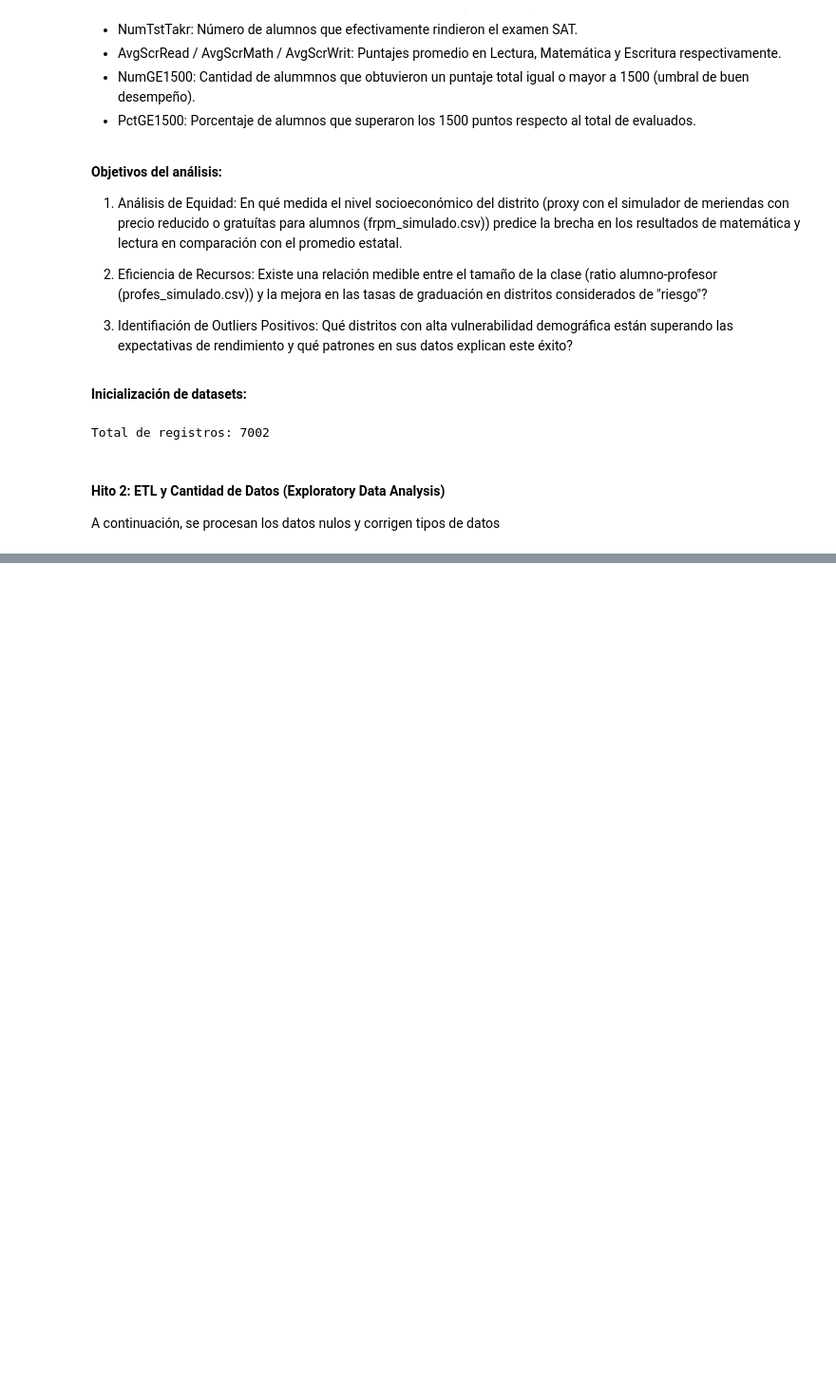
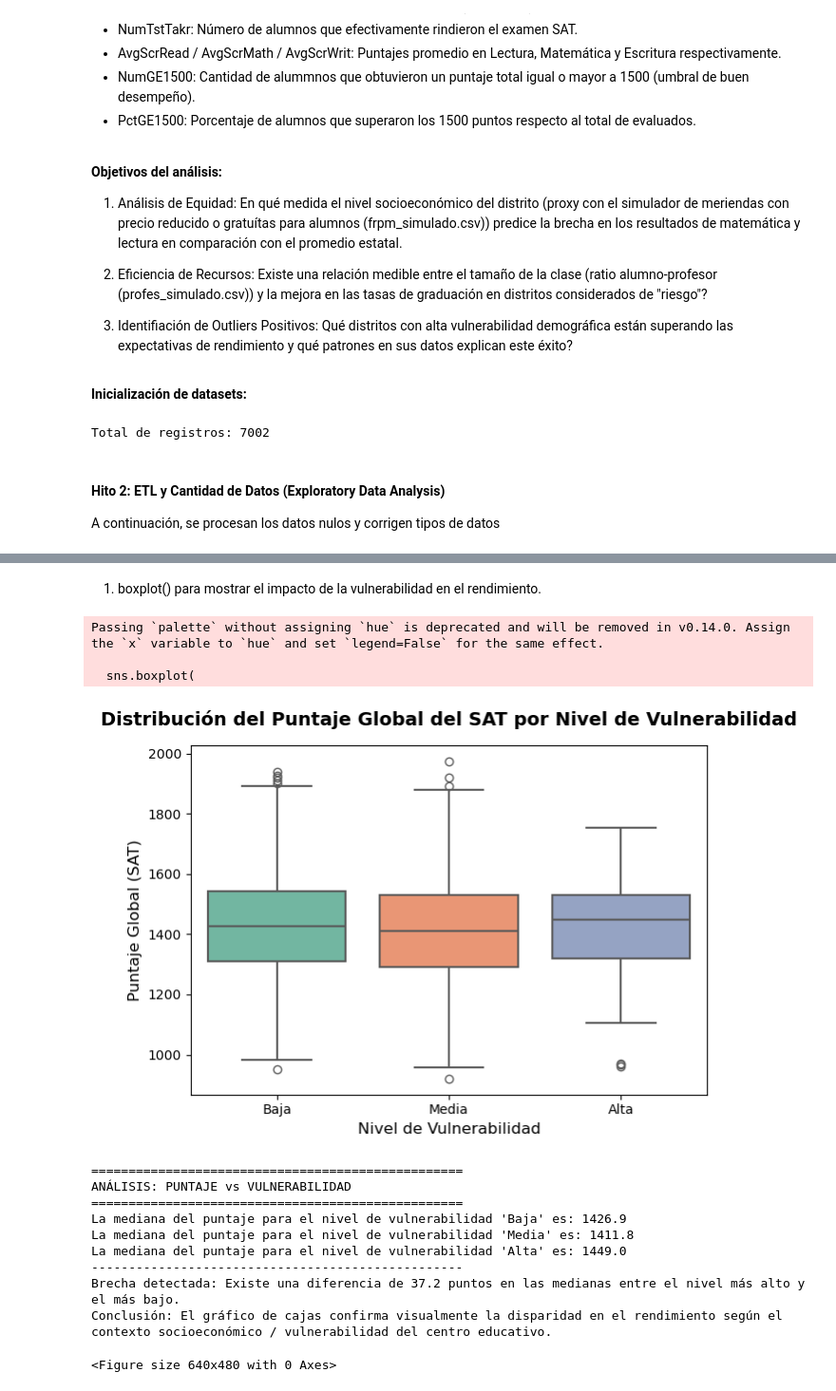
Before and after one commit to lucaGomezB/TPI-Analisis_de_Datos, a Jupyter notebook: TPI_Luca_Gomez_COM1.ipynb, the cells around one changed output, grey strips where cells are left out. Shown at 95% size. Saved outputs shown, nothing was run; the diff lists cells and outputs as text; code cells hidden in the pictures; blank space fills up the shorter version.

```diff
--- a/TPI_Luca_Gomez_COM1.ipynb
+++ b/TPI_Luca_Gomez_COM1.ipynb
@@ -119,13 +119,15 @@ try:
     # ---------------------------------------------------------
     print("Generando nuevas variables (Feature Engineering para Tasa de Participacion, Puntaje global, Clasificación de Rendimiento)...")
 
-    # Variable de Tasa de Participación (Qué porcentaje de la matrícula rindió el examen)
-    df_clean['Tasa_Participacion'] = np.where( # Uso de np.where para evitar divisiones por cero si enroll12 es 0
-        df_clean['enroll12'] > 0,
-        (df_clean['NumTstTakr'] / df_clean['enroll12']) * 100,
-        0
+
+
+    df_clean['Tasa_Participacion'] = np.where( # Variable de Tasa de Participación (Qué porcentaje de la matrícula rindió el examen)
+        df_clean['enroll12'] > 0, (df_clean['NumTstTakr'] / df_clean['enroll12']) * 100, 0 # En lugar de solo calcular, se corrigen las anomalías de la simulación
     )
 
+    # CORRECCIÓN PARA MANTENER EL VOLUMEN:
+    # Si la participación supera el 100%, se limitam a 100% para que el dato sea coherente.
+    df_clean['Tasa_Participacion'] = df_clean['Tasa_Participacion'].clip(upper=100)
     # Variable de Puntaje Global SAT (Suma de las tres áreas)
     df_clean['Puntaje_Global'] = df_clean['AvgScrRead'] + df_clean['AvgScrMath'] + df_clean['AvgScrWrit']
 
@@ -187,7 +189,10 @@ try:
     )
 
     # Nivel de Vulnerabilidad Socioeconómica
-    df_master['Nivel_Vulnerabilidad'] = np.where(df_master['Percent_Eligible_Free'] > 0.50, 'Alta', 'Baja')
+    # Usando pd.cut para crear tres categorías en lugar de dos (Alta, Media, Baja)
+    bins = [0, 0.33, 0.66, 1.0]
+    labels = ['Baja', 'Media', 'Alta']
+    df_master['Nivel_Vulnerabilidad'] = pd.cut(df_master['Percent_Eligible_Free'], bins=bins, labels=labels)
 
     # Se guarda el dataset definitivo y final.
     df_master.to_csv('DATASET_MASTER_TPI.csv', index=False)
@@ -205,0 +217,59 @@ Dataset MASTER guardado con 5137 registros y 21 columnas.
+# %% [markdown]
+1. boxplot() para mostrar el impacto de la vulnerabilidad en el rendimiento.
+# %%
+# Visualización con boxplot
+plt.figure()
+orden_vulnerabilidad = ['Baja', 'Media', 'Alta']
+sns.boxplot(
+    data=df_master,
+    x='Nivel_Vulnerabilidad',
+    y='Puntaje_Global',
+    order=orden_vulnerabilidad,
+    palette='Set2',
+    linewidth=1.5
+)
+
+plt.title('Distribución del Puntaje Global del SAT por Nivel de Vulnerabilidad', fontsize=14, fontweight='bold', pad=15)
+plt.xlabel('Nivel de Vulnerabilidad', fontsize=12)
+plt.ylabel('Puntaje Global (SAT)', fontsize=12)
+plt.tight_layout()
+plt.show()
+
+try:
+    #'r' antes de las comillas para guardar el gráfico sin complicaciones.
+    ruta_guardado = r'C:\Program Files\GrafanaLabs\grafana\public\img\graficos\boxplot_vulnerabilidad_rendimiento.svg'
+    plt.savefig(ruta_guardado, format='svg')
+except Exception :
+    #'r' antes de las comillas para guardar el gráfico sin complicaciones.
+    ruta_guardado = r'C:\notas\2026\Analisis de Datos\TPI - Intro al Analisis de Datos\repo\TPI-Analisis_de_Datos\graficos\boxplot_vulnerabilidad_rendimiento.svg'
+    plt.savefig(ruta_guardado, format='svg')
+
+
+# Análisis Dinámico Automático
+medianas = df_master.groupby('Nivel_Vulnerabilidad')['Puntaje_Global'].median()
+print("\n" + "="*50)
+print("ANÁLISIS: PUNTAJE vs VULNERABILIDAD")
+print("="*50)
+for nivel in orden_vulnerabilidad:
+    if nivel in medianas:
+        print(f"La mediana del puntaje para el nivel de vulnerabilidad '{nivel}' es: {medianas[nivel]:.1f}")
+
+brecha = medianas.max() - medianas.min()
+print("-" * 50)
+print(f"Brecha detectada: Existe una diferencia de {brecha:.1f} puntos en las medianas entre el nivel más alto y el más bajo.")
+print("Conclusión: El gráfico de cajas confirma visualmente la disparidad en el rendimiento según el contexto socioeconómico / vulnerabilidad del centro educativo.")
+# %% [output]
+Passing `palette` without assigning `hue` is deprecated and will be removed in v0.14.0. Assign the `x` variable to `hue` and set `legend=False` for the same effect.
+
+  sns.boxplot(
+[figure, added]
+==================================================
+ANÁLISIS: PUNTAJE vs VULNERABILIDAD
+==================================================
+La mediana del puntaje para el nivel de vulnerabilidad 'Baja' es: 1426.9
+La mediana del puntaje para el nivel de vulnerabilidad 'Media' es: 1411.8
+La mediana del puntaje para el nivel de vulnerabilidad 'Alta' es: 1449.0
+--------------------------------------------------
+Brecha detectada: Existe una diferencia de 37.2 puntos en las medianas entre el nivel más alto y el más bajo.
+Conclusión: El gráfico de cajas confirma visualmente la disparidad en el rendimiento según el contexto socioeconómico / vulnerabilidad del centro educativo.
+<Figure size 640x480 with 0 Axes>
```
Also changed, not shown: parts of 10 cells of this notebook, 7 other files.
